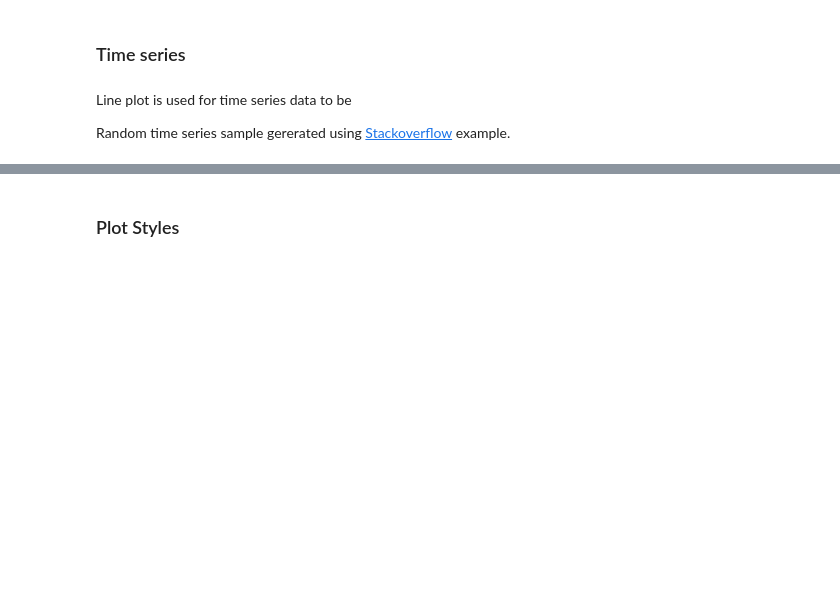
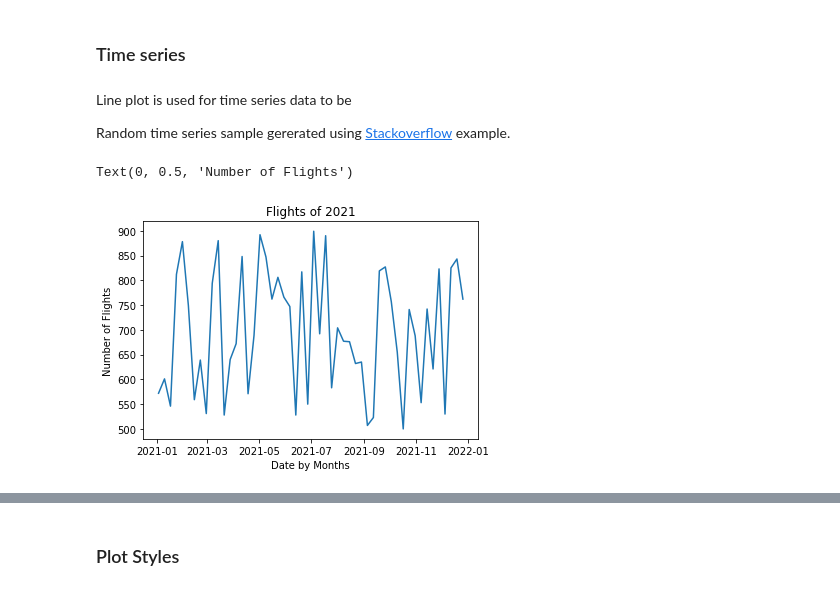
Before and after one commit to Mantvydas-data/FundamentalsofDataAnalysis, a Jupyter notebook: pyplot.ipynb, the cells around one changed output, grey strips where cells are left out. Cells and saved outputs as stored; diff of their text form; code cells hidden in the pictures; blank space fills up the shorter version.

Commit message:
Pyplot time series plot

```diff
--- a/pyplot.ipynb
+++ b/pyplot.ipynb
@@ -275,5 +276,21 @@ Line plot is used for time series data to be
 
 Random time series sample gererated using [Stackoverflow](https://stackoverflow.com/questions/56310849/generate-random-timeseries-data-with-dates) example.
 # %%
+# Loading Seaborn sample dataset for time series example
 
-######
+# Data link
+periods = 52
+dfdates = pd.date_range('2021-01-01', freq='W', periods=periods)
+
+flights = rng.integers(500, 900, periods)
+
+df = pd.Series(data=flights, index=dfdates)
+
+
+plt.plot(df)
+plt.title("Flights of 2021")
+plt.xlabel("Date by Months")
+plt.ylabel("Number of Flights")
+# %% [output]
+Text(0, 0.5, 'Number of Flights')
+[figure, added]
```
Also changed, not shown: parts of 9 cells of this notebook.
